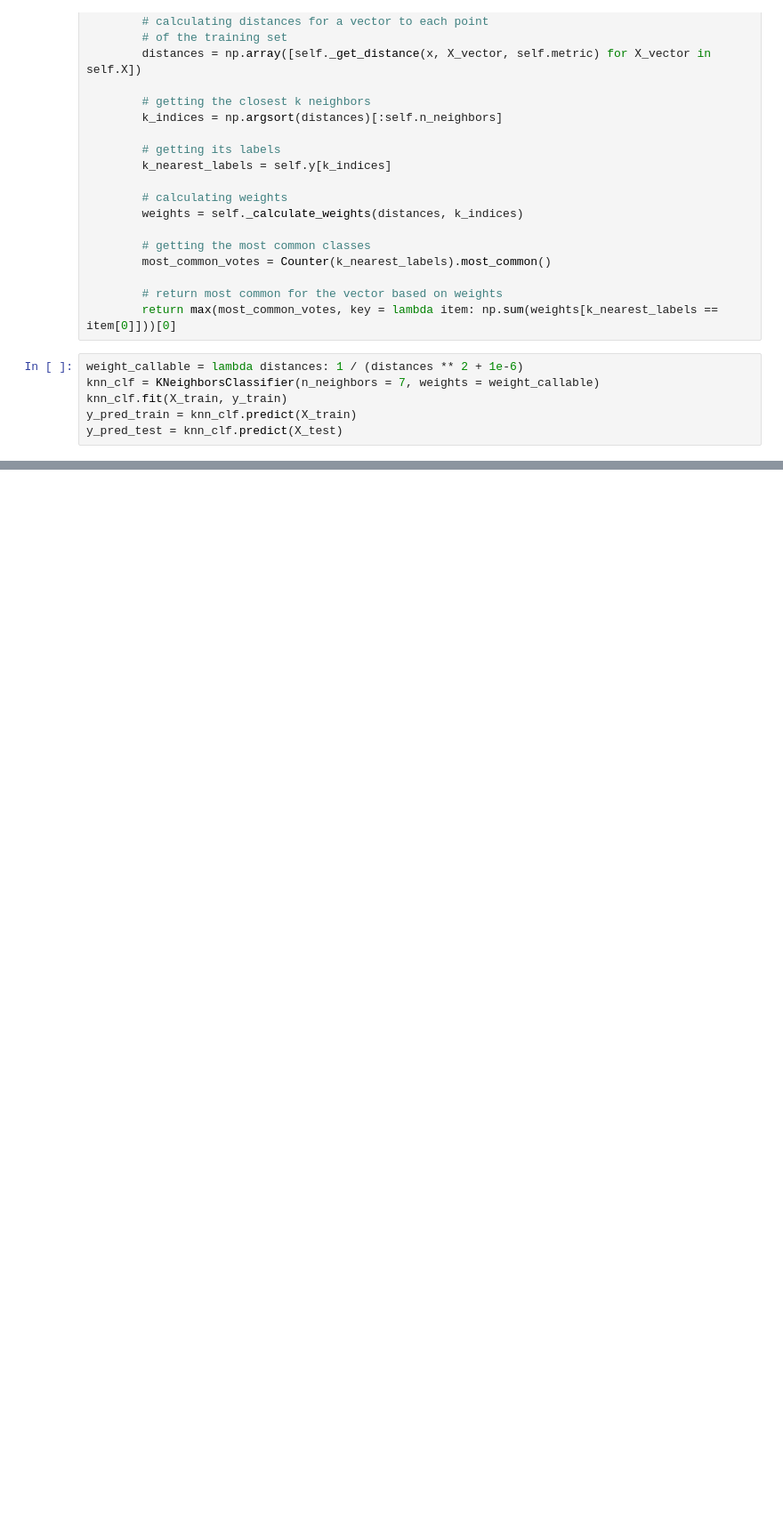
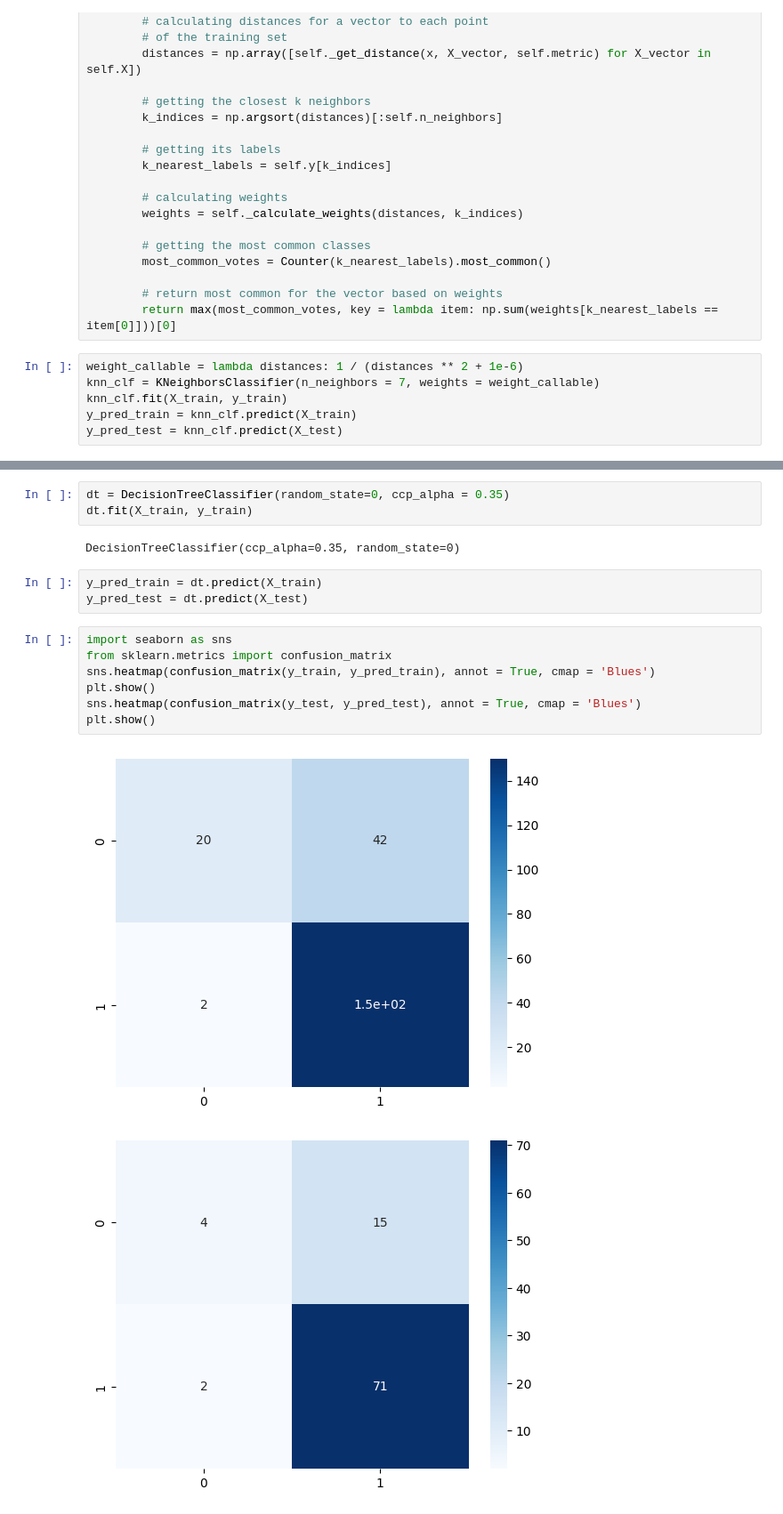
Before and after one commit to Brunoware/butterfly_images_classification, a Jupyter notebook: proyecto_1_clasificacion.ipynb, the cells around one changed output, grey strips where cells are left out. Shown at 89% size. Cells and saved outputs as stored; diff of their text form; blank space fills up the shorter version.

```diff
--- a/proyecto_1_clasificacion.ipynb
+++ b/proyecto_1_clasificacion.ipynb
@@ -814,0 +931,18 @@ AttributeError: 'str' object has no attribute 'match'
+# %%
+dt = DecisionTreeClassifier(random_state=0, ccp_alpha = 0.35)
+dt.fit(X_train, y_train)
+# %% [output]
+DecisionTreeClassifier(ccp_alpha=0.35, random_state=0)
+# %%
+y_pred_train = dt.predict(X_train)
+y_pred_test = dt.predict(X_test)
+# %%
+import seaborn as sns
+from sklearn.metrics import confusion_matrix
+sns.heatmap(confusion_matrix(y_train, y_pred_train), annot = True, cmap = 'Blues')
+plt.show()
+sns.heatmap(confusion_matrix(y_test, y_pred_test), annot = True, cmap = 'Blues')
+plt.show()
+# %% [output]
+[figure, added]
+[figure, added]
```
Also changed, not shown: parts of 46 cells of this notebook.
